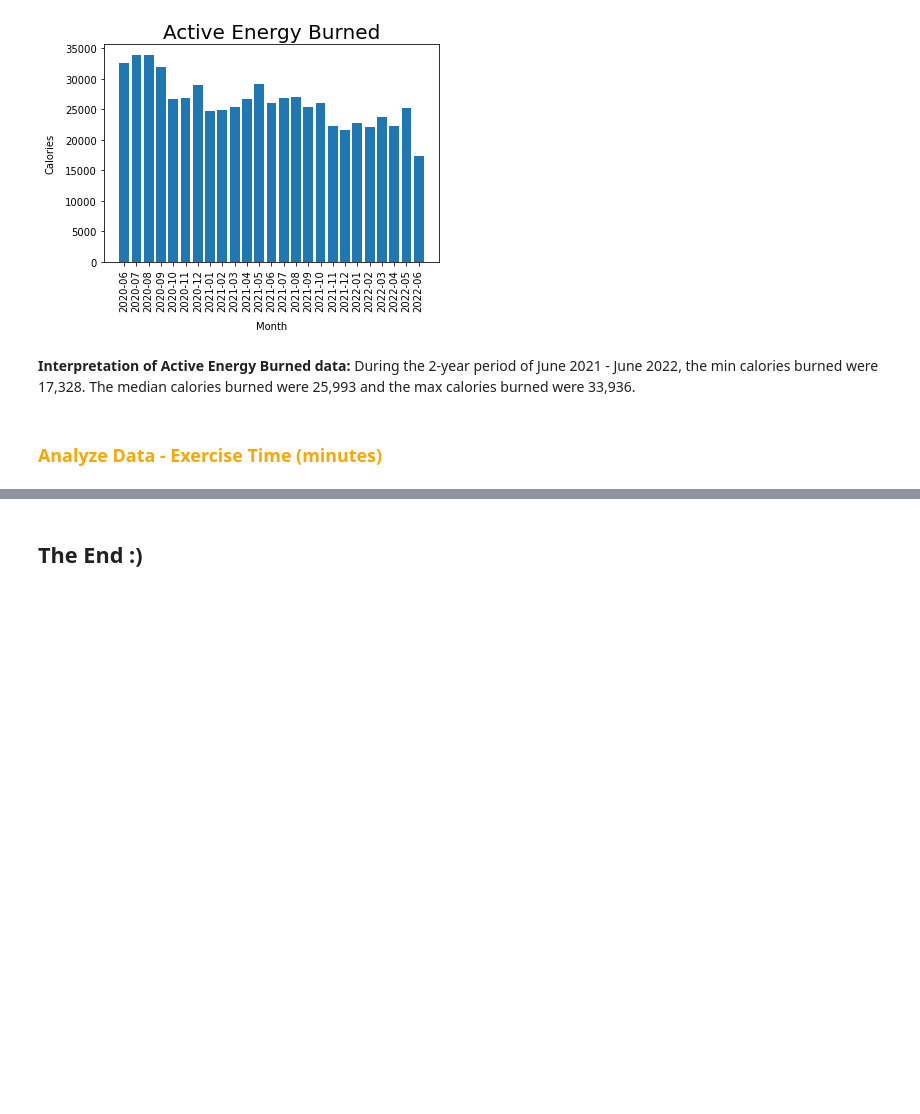
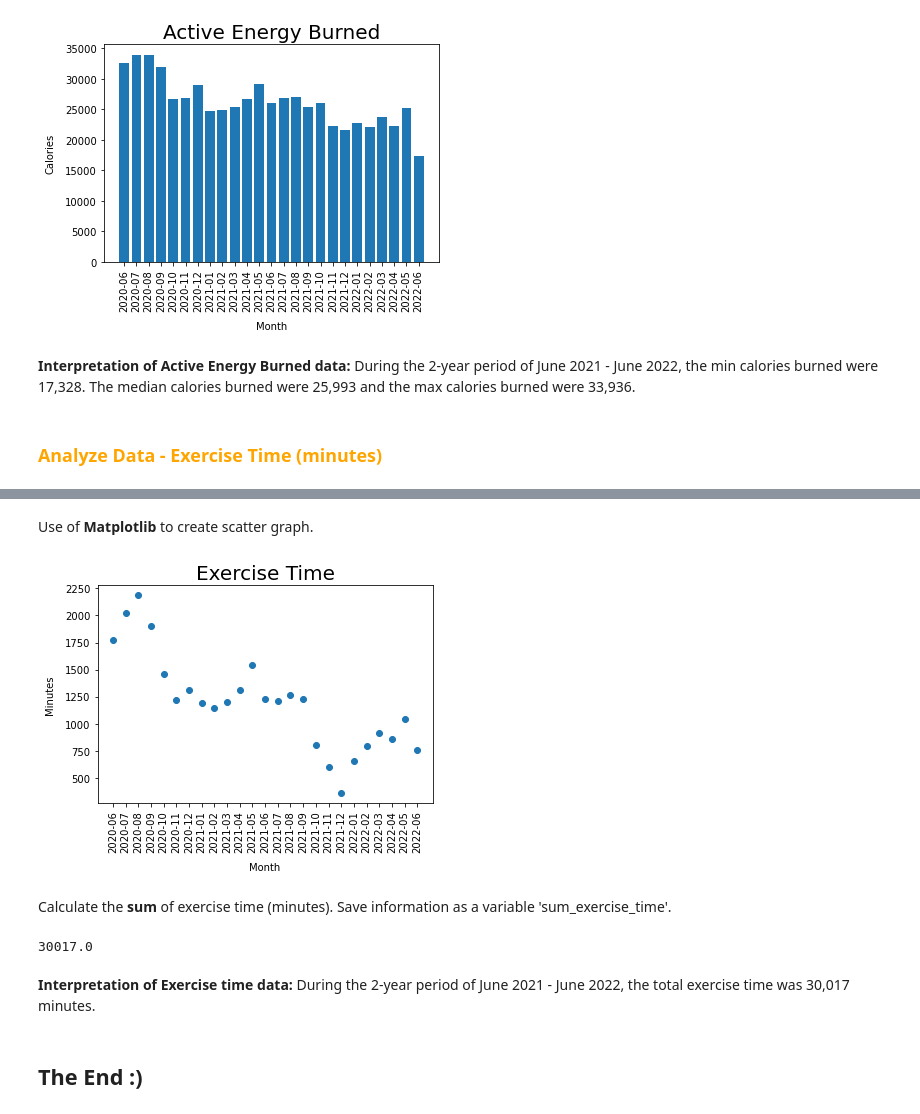
Before and after one commit to KimBug29/AppleDataKW, a Jupyter notebook: HealthData.ipynb, the cells around one changed output, grey strips where cells are left out. Drawn from its saved outputs; the diff is of its cells as text; code cells hidden in the pictures; blank space fills up the shorter version.

Commit message:
analyze exercise time

```diff
--- a/HealthData.ipynb
+++ b/HealthData.ipynb
@@ -111,2 +134,23 @@ During the 2-year period of June 2021 - June 2022, the min calories burned were
+# %% [markdown]
+Use of <b>Matplotlib</b> to create scatter graph.
+# %%
+plt.scatter(health_data_2year_dataframe['Date'], health_data_2year_dataframe['Exercise time(min)'])
+plt.xlabel("Month", labelpad=10)
+plt.ylabel("Minutes", labelpad=10)
+plt.xticks(rotation="vertical")
+plt.title("Exercise Time", fontsize=20)
+plt.show()
+# %% [output]
+[figure, added]
+# %% [markdown]
+Calculate the <b>sum</b> of exercise time (minutes). Save information as a variable 'sum_exercise_time'.
+# %%
+sum_exercise_time = health_data_2year_dataframe['Exercise time(min)'].sum()
+print(sum_exercise_time)
+# %% [output]
+30017.0
+# %% [markdown]
+<b>Interpretation of Exercise time data:</b>
+During the 2-year period of June 2021 - June 2022, the total exercise time was 30,017 minutes.
 # %% [markdown]
 ## The End :)
```
Also changed, not shown: parts of 2 cells of this notebook.
